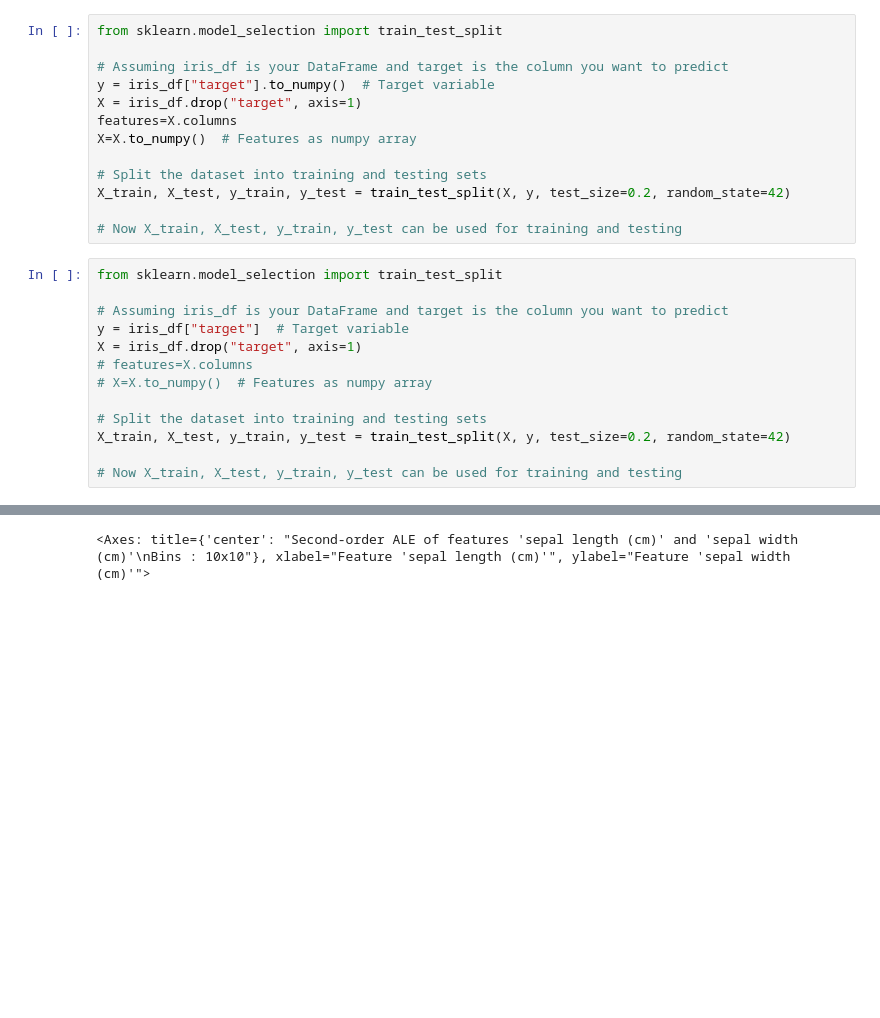
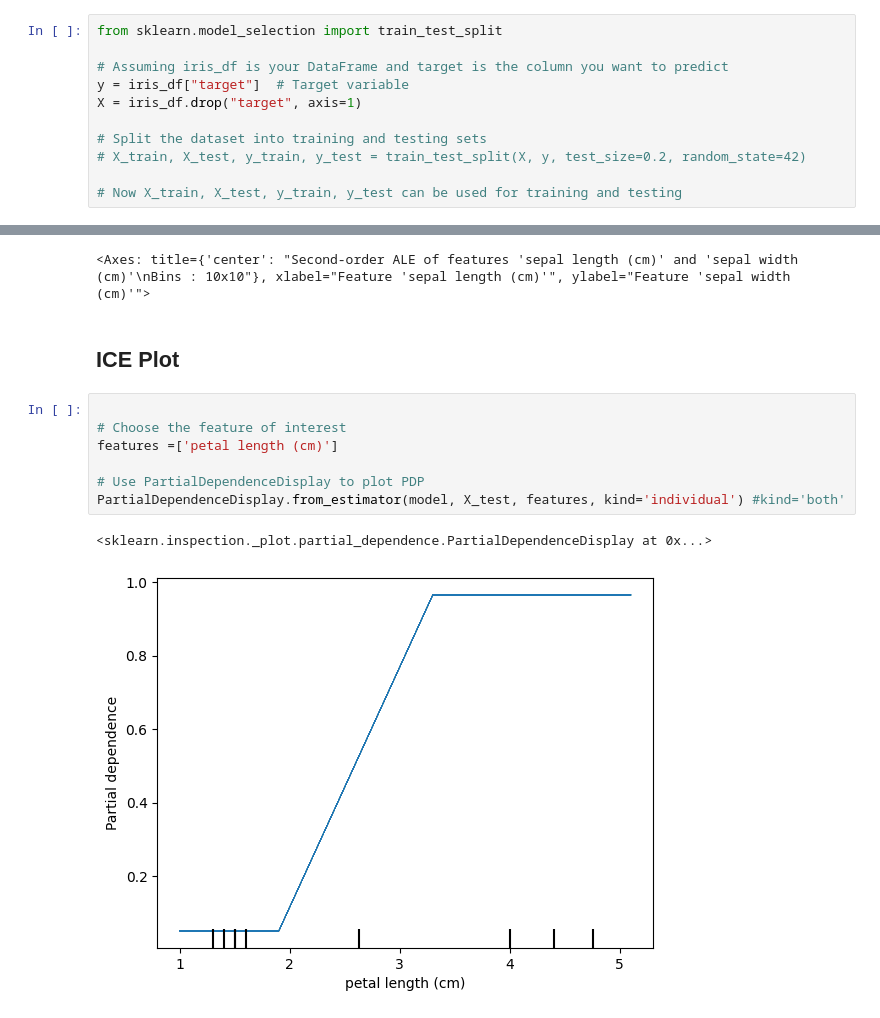
Before and after one commit to XueqingWu/Explainable_AI_Global_Explanation, a Jupyter notebook: Global_Explanation.ipynb, the cells around one changed output, grey strips where cells are left out. Cells and saved outputs as stored; diff of their text form; blank space fills up the shorter version.

```diff
--- a/Global_Explanation.ipynb
+++ b/Global_Explanation.ipynb
@@ -77,25 +77,10 @@ iris_df
 from sklearn.model_selection import train_test_split
 
 # Assuming iris_df is your DataFrame and target is the column you want to predict
-y = iris_df["target"].to_numpy()  # Target variable
+y = iris_df["target"]  # Target variable
 X = iris_df.drop("target", axis=1)
-features=X.columns
-X=X.to_numpy()  # Features as numpy array
 
 # Split the dataset into training and testing sets
-X_train, X_test, y_train, y_test = train_test_split(X, y, test_size=0.2, random_state=42)
+# X_train, X_test, y_train, y_test = train_test_split(X, y, test_size=0.2, random_state=42)
 
 # Now X_train, X_test, y_train, y_test can be used for training and testing
-# %%
-from sklearn.model_selection import train_test_split
-
-# Assuming iris_df is your DataFrame and target is the column you want to predict
-y = iris_df["target"]  # Target variable
-X = iris_df.drop("target", axis=1)
-# features=X.columns
-# X=X.to_numpy()  # Features as numpy array
-
-# Split the dataset into training and testing sets
-X_train, X_test, y_train, y_test = train_test_split(X, y, test_size=0.2, random_state=42)
-
-# Now X_train, X_test, y_train, y_test can be used for training and testing
@@ -179,3 +144,15 @@ ale_plot(model, X_train, X_train.columns[:2], bins=10)
 # %% [output]
 [figure]
 <Axes: title={'center': "Second-order ALE of features 'sepal length (cm)' and 'sepal width (cm)'\nBins : 10x10"}, xlabel="Feature 'sepal length (cm)'", ylabel="Feature 'sepal width (cm)'">
+# %% [markdown]
+## ICE Plot
+# %%
+
+# Choose the feature of interest
+features =['petal length (cm)']
+
+# Use PartialDependenceDisplay to plot PDP
+PartialDependenceDisplay.from_estimator(model, X_test, features, kind='individual') #kind='both'
+# %% [output]
+<sklearn.inspection._plot.partial_dependence.PartialDependenceDisplay at 0x...>
+[figure, added]
```
Also changed, not shown: parts of 2 cells of this notebook.
